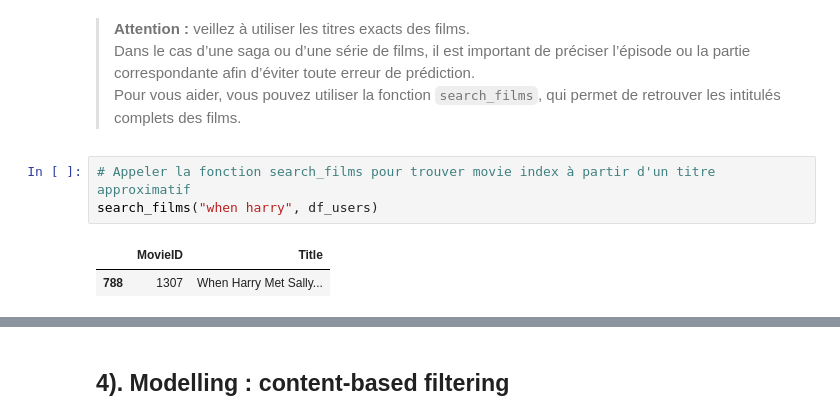
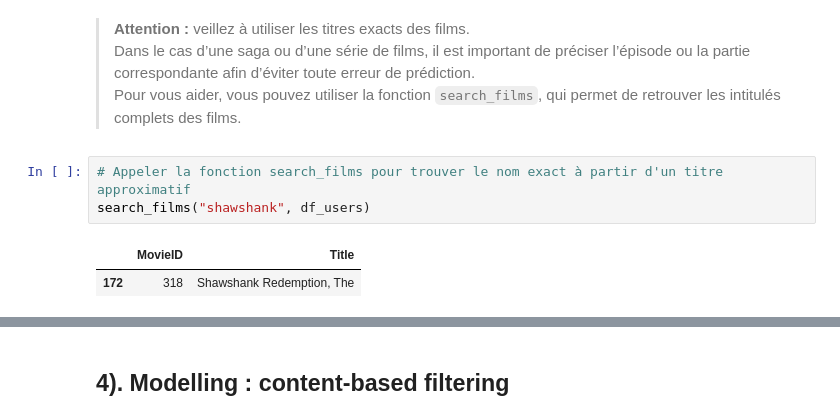
Before and after one commit to enzo-joly/projet_python_films, a Jupyter notebook: Step3_movielens_exploration/3_user_preferences.ipynb, the cells around one changed output, grey strips where cells are left out. Cells and saved outputs as stored; diff of their text form.

```diff
--- a/Step3_movielens_exploration/3_user_preferences.ipynb
+++ b/Step3_movielens_exploration/3_user_preferences.ipynb
@@ -568,11 +549,11 @@ def recommander_par_film(nom_du_film, X_trained, movieList, k=5):
 Dans le cas d’une saga ou d’une série de films, il est important de préciser l’épisode ou la partie correspondante afin d’éviter toute erreur de prédiction. \
 > Pour vous aider, vous pouvez utiliser la fonction `search_films`, qui permet de retrouver les intitulés complets des films.
 # %%
-# Appeler la fonction search_films pour trouver movie index à partir d'un titre approximatif
-search_films("when harry", df_users)
+# Appeler la fonction search_films pour trouver le nom exact à partir d'un titre approximatif
+search_films("shawshank", df_users)
 # %% [output]
 |  | MovieID | Title |
-| 788 | 1307 | When Harry Met Sally... |
+| 172 | 318 | Shawshank Redemption, The |
 # %%
 # Exemple d'utilisation
 recommander_par_film('Shawshank redemption', X, movieList, k=5)
```
Also changed, not shown: parts of 13 cells of this notebook, 1 other file.
